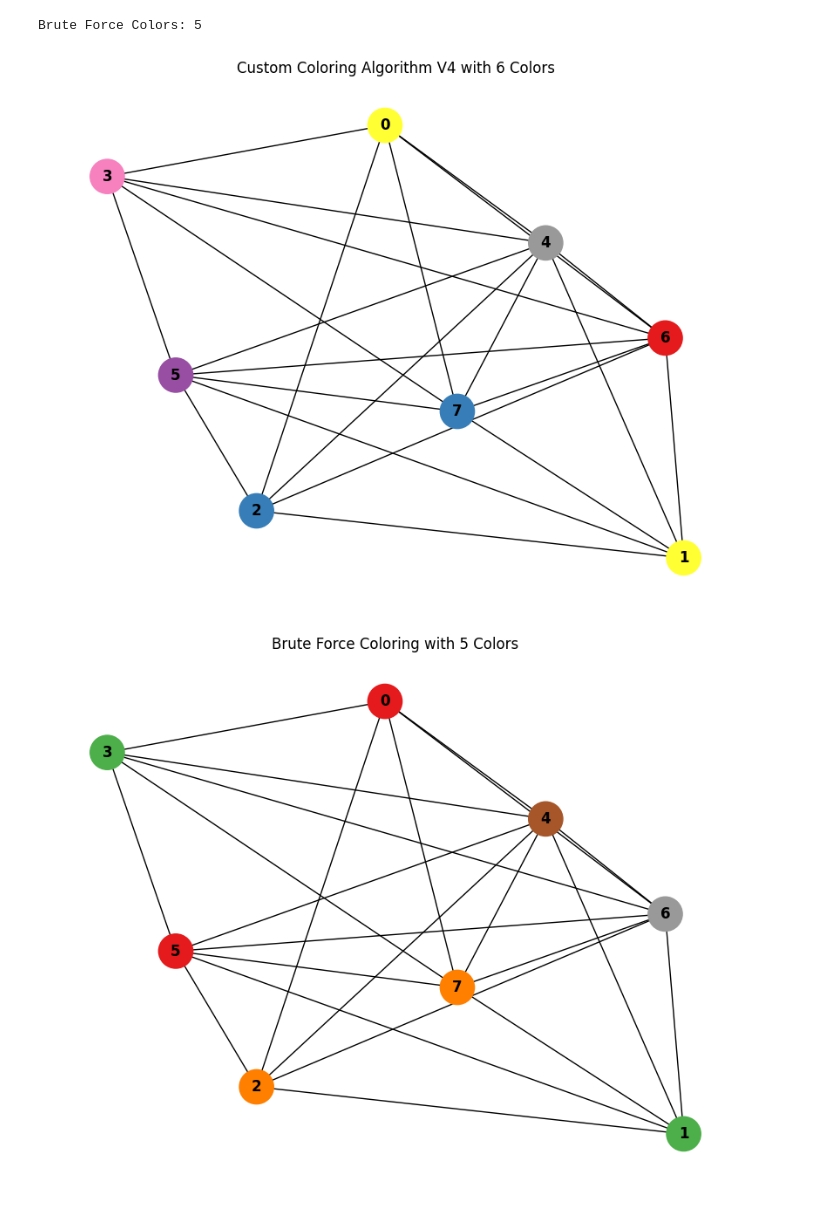
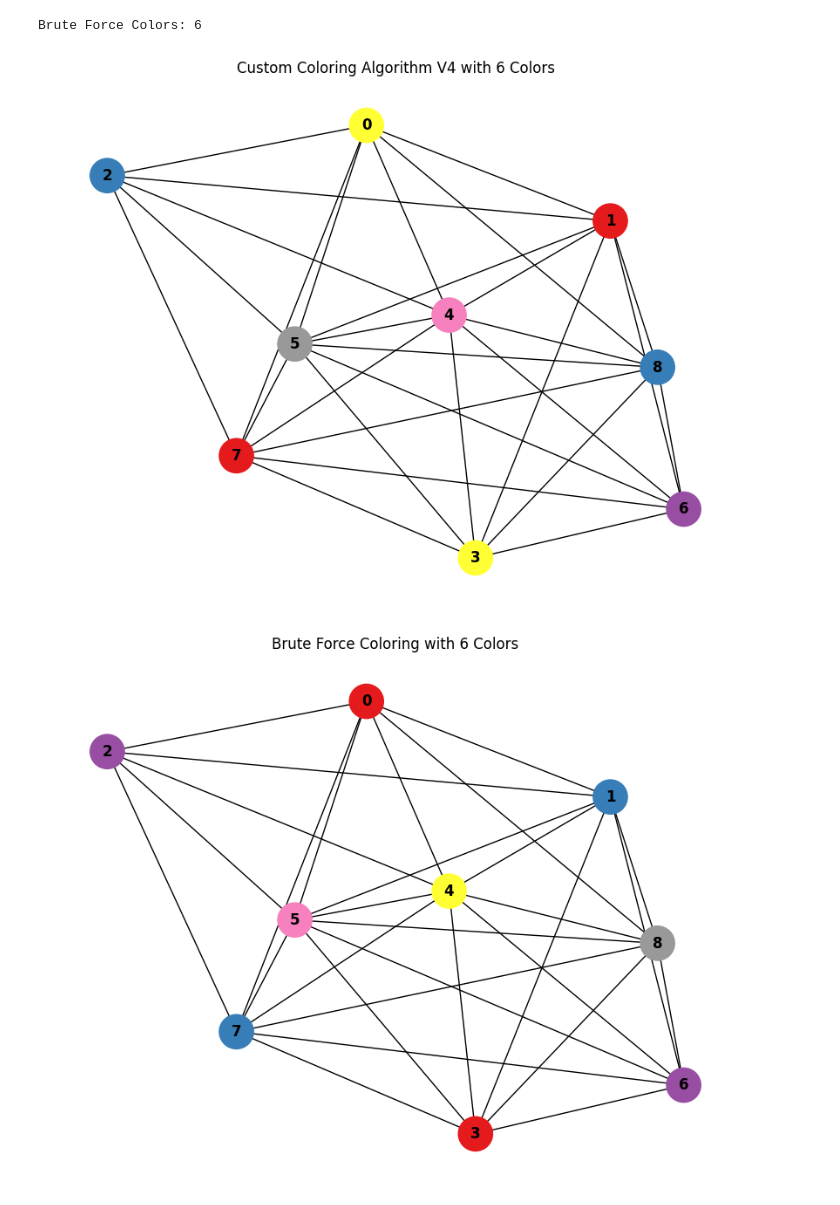
Before and after one commit to maher1719/patterns-in-prime-number, a Jupyter notebook: countingPrimes/graph coloring.ipynb, the cells around one changed output. Drawn from its saved outputs; the diff is of its cells as text; code cells hidden in the pictures.

```diff
--- a/countingPrimes/graph coloring.ipynb
+++ b/countingPrimes/graph coloring.ipynb
@@ -75,7 +75,7 @@ def brute_force_coloring(G):
 
 
 # Create a test graph
-G = nx.erdos_renyi_graph(8, 0.8)
+G = nx.erdos_renyi_graph(9, 0.8)
 
 # Apply Version 4 custom coloring algorithm
 start_time_v4 = time.time()
@@ -88,100 +88,42 @@ brute_coloring, min_colors = brute_force_coloring(G)
 end_time_brute = time.time()
 
 # Results
-results = {
+results["alog1"] = {
     "Version 4 Colors": len(set(color_map_v4.values())),
+    "algo1 colors":color_map_v4,
     "Version 4 Time": end_time_v4 - start_time_v4,
     "Brute Force Colors": min_colors,
     "Brute Force Time": end_time_brute - start_time_brute,
     "Brute Force Coloring": brute_coloring
 }
 
 # Output results
 print(f'Brute Force Colors: {min_colors}')
 
 # Plot the graph with Version 4 coloring
 pos = nx.spring_layout(G, seed=42)  # Create a position layout for reproducibility
 colors_v4 = [color_map_v4[node] for node in G.nodes]
 plt.figure(figsize=(8, 6))
 nx.draw(G, pos, node_color=colors_v4, with_labels=True, cmap=plt.cm.Set1, node_size=800, font_weight='bold')
 plt.title(f'Custom Coloring Algorithm V4 with {len(set(colors_v4))} Colors')
 plt.show()
 
 # Plot the graph with brute-force coloring
 if brute_coloring:
     colors_brute = [brute_coloring[node] for node in G.nodes]
     plt.figure(figsize=(8, 6))
     nx.draw(G, pos, node_color=colors_brute, with_labels=True, cmap=plt.cm.Set1, node_size=800, font_weight='bold')
     plt.title(f'Brute Force Coloring with {min_colors} Colors')
     plt.show()
 
 # Output results
 
 
 
-def enhanced_coloring_algorithm(G):
-    # Step 1: Initial Coloring using Welsh-Powell Algorithm
-    color_map = {}
-    nodes_sorted = sorted(G.nodes, key=lambda x: G.degree(x), reverse=True)
-    current_color = 0
 
-    for node in nodes_sorted:
-        used_colors = {color_map[neighbor] for neighbor in G.neighbors(node) if neighbor in color_map}
-        for color in range(current_color, len(used_colors) + 1):
-            if color not in used_colors:
-                color_map[node] = color
-                break
-        else:
-            color_map[node] = len(used_colors)
-            current_color = max(current_color, len(used_colors))
-
-    # Step 2: Recoloring Triangles Efficiently
-    for edge in G.edges:
-        for u in G.neighbors(edge[0]):
-            if u != edge[1] and G.has_edge(u, edge[1]):
-                # Found a triangle (edge[0], edge[1], u)
-                # Recolor all three nodes with different colors
-                available_colors = {0, 1, 2}
-                assigned_colors = {color_map[edge[0]], color_map[edge[1]], color_map[u]}
-                remaining_color = available_colors - assigned_colors
-                if len(remaining_color) > 0:
-                    color_map[u] = remaining_color.pop()
-                # Recolor the nodes if needed
-                color_map[edge[0]] = 0
-                color_map[edge[1]] = 1
-                color_map[u] = 2
-     # Step 3: Ensure adjacent nodes have different colors efficiently
-    for node in G.nodes:
-        used_colors = {color_map[neighbor] for neighbor in G.neighbors(node) if neighbor in color_map}
-        if color_map[node] in used_colors:
-            # Reassign color to avoid conflicts
-            for color in range(len(used_colors) + 1):
-                if color not in used_colors:
-                    color_map[node] = color
-                    break
-
-    return color_map
-
-def plot_colored_graph(G, color_map):
-    # Create a color map for plotting
-    colors = [color_map[node] for node in G.nodes]
-
-    # Draw the graph
-    pos = nx.spring_layout(G)  # Positions for all nodes
-    nx.draw(G, pos, node_color=colors, with_labels=True, node_size=700, cmap=plt.cm.rainbow)
-    plt.figure(figsize=(8, 6))
-    plt.show()
-
- # Random graph with 10 nodes and 30% edge probability
-
-    # Apply the enhanced coloring algorithm
-#color_map = enhanced_coloring_algorithm(G)
-
-    # Plot the colored graph
-#plot_colored_graph(G, color_map)
 
 results
 # %% [output]
-Brute Force Colors: 5
+Brute Force Colors: 6
-[figure, old version]
+[figure, new version]
-[figure, old version]
+[figure, new version]
```
Also changed, not shown: parts of 6 cells of this notebook, 1 other file.
